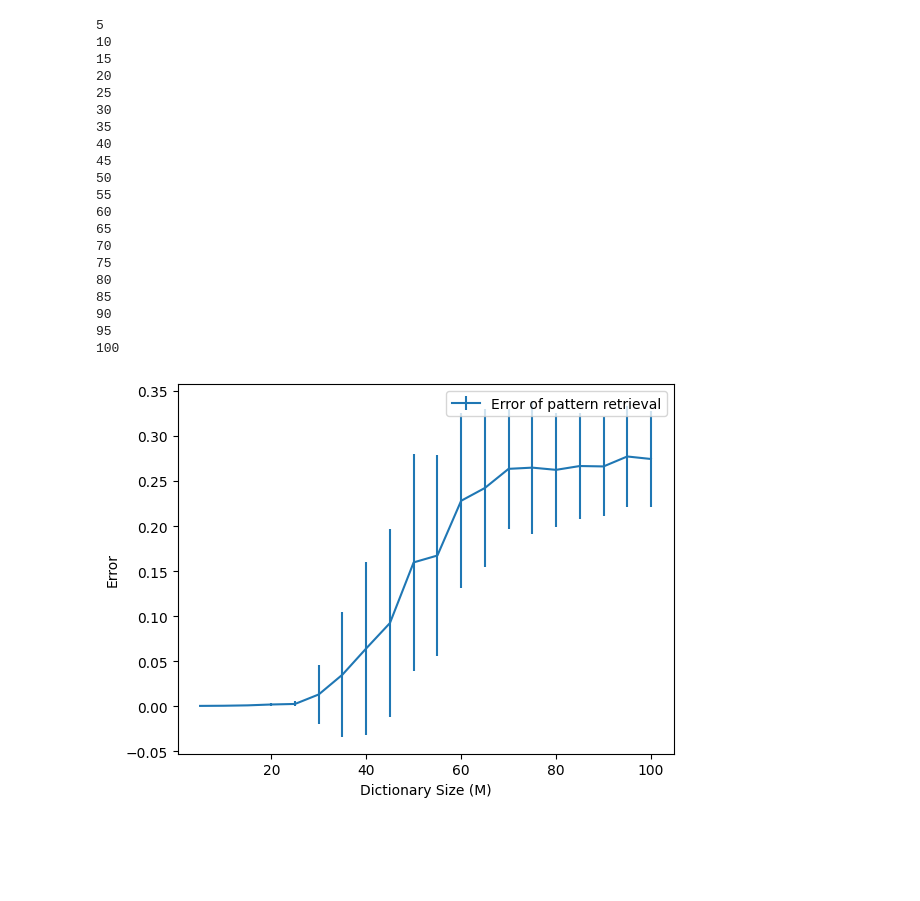
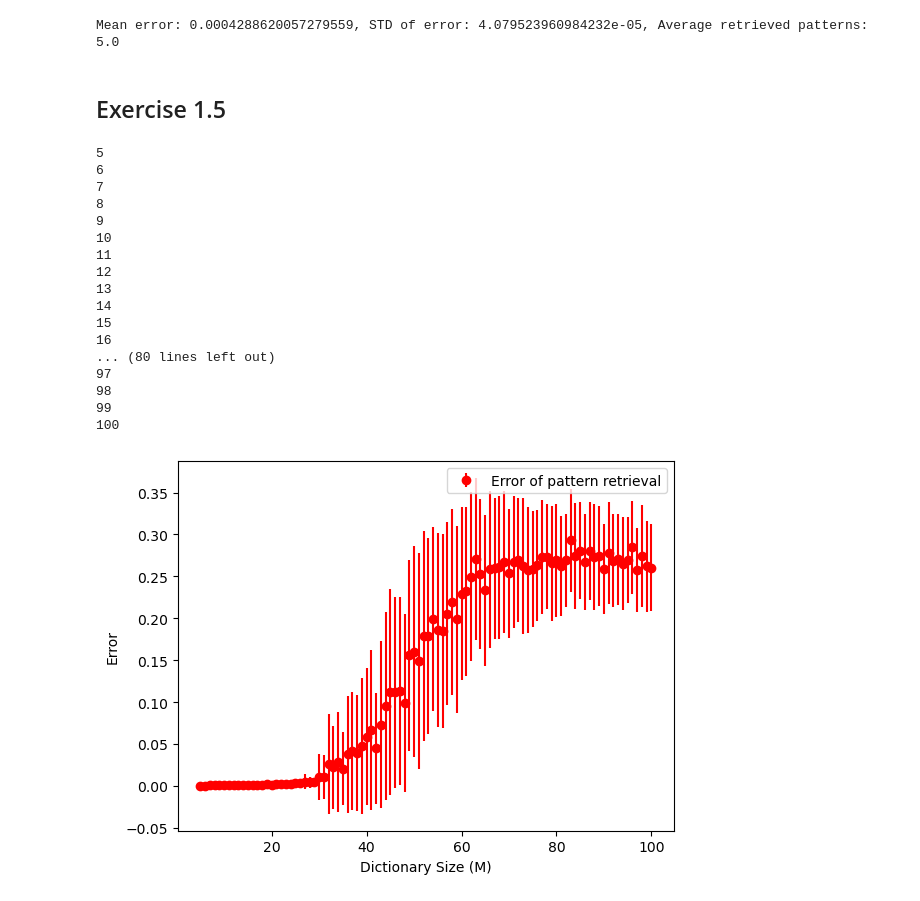
Before and after one commit to AdrienFeillard/CNNN-project, a Jupyter notebook: main.ipynb, the cells around one changed output. Cells and saved outputs as stored; diff of their text form; code cells hidden in the pictures; blank space fills up the shorter version.

```diff
--- a/main.ipynb
+++ b/main.ipynb
@@ -109,0 +104,13 @@ def update_state_with_overlaps(S, patterns, beta=4):
+# %%
+N = 100
+M = 5
+T = 10
+start_time1 = time.time()
+_,_ = run_standard_hopfield_network_with_overlaps(N,M,T)
+end_time1 = time.time()
+print("Computational cost of single update step:", end_time1 - start_time1, "seconds")
+
+start_time2 = time.time()
+_,_ = run_standard_hopfield_network(N,M,T)
+end_time2=time.time()
+print("Computational cost of standard update step:", end_time2 - start_time2, "seconds")
@@ -184,0 +179,6 @@ plt.show()
+# %%
+N = 300
+M = 5
+T = 10
+distances, state, patterns = run_standard_hopfield_network_with_hamming_distance(N,M,T)
+plot_patterns_state_comparison_hamming_distances(distances, M, state, patterns)
@@ -185,31 +207,26 @@ plt.show()
 # %%
-
-# Ex 1.4 Compute mean and std of retrieval error and number of retrieved patterns
 def pattern_retrieval_error_and_count(patterns, N, T=50, beta=4):
     retrieval_errors = []
     retrieval_counts = []
     for pattern in patterns:
         initial_state = flip_bits(pattern, c=0.05)
         state = initial_state
+
         for t in range(T):
-            state = update_state_with_overlaps(state, patterns, beta)
+            state = update_state_with_overlaps(state,patterns, beta)
         retrieval_errors.append(hamming_distance(pattern, state))
         retrieval_counts.append(hamming_distance(pattern, state) <= 0.05)
     return np.mean(retrieval_errors), np.std(retrieval_errors), np.sum(retrieval_counts)
 
 # Run simulations for different dictionary initializations
-def run_simulations(M, N=300, iterations=5):
+def run_simulation_dictionary(M, N=300, iterations=5,beta=4):
     mean_errors = []
     std_errors = []
     pattern_counts = []
     for _ in range(iterations):
         patterns = generate_balanced_random_patterns(N, M)
-        mean_error, std_error, count = pattern_retrieval_error_and_count(patterns, N)
+        mean_error, std_error, count = pattern_retrieval_error_and_count(patterns, N, beta=beta)
         mean_errors.append(mean_error)
         std_errors.append(std_error)
         pattern_counts.append(count)
     return np.mean(mean_errors), np.mean(std_errors), np.mean(pattern_counts)
-
-# Example: Run for M=5
-mean_error, std_error, avg_retrieved = run_simulations(5)
-print(f"Mean error: {mean_error}, STD of error: {std_error}, Average retrieved patterns: {avg_retrieved}")
@@ -218,48 +233,51 @@ Mean error: 0.0004532532574329215, STD of error: 5.306357619162716e-05, Average
+# %%
+mean_error, std_error, avg_retrieved = run_simulation_dictionary(5)
+print(f"Mean error: {mean_error}, STD of error: {std_error}, Average retrieved patterns: {avg_retrieved}")
+# %% [output]
+Mean error: 0.0004288620057279559, STD of error: 4.079523960984232e-05, Average retrieved patterns: 5.0
+# %% [markdown]
+## Exercise 1.5
 # %%
-# Ex 1.5 Repeat for dictionary sizes M from 5 to 100
-dict_sizes = range(5, 101, 5)  # Example range
+dict_sizes = range(5, 101, 1)  # Example range
 errors = []
 stds = []
 retrievals = []
 
 for M in dict_sizes:
     print(M)
-    mean_error, std_error, avg_retrieved = run_simulations(M)
+    mean_error, std_error, avg_retrieved = run_simulation_dictionary(M)
     errors.append(mean_error)
     stds.append(std_error)
     retrievals.append(avg_retrieved)
 
 # Plotting the results
-plt.errorbar(dict_sizes, errors, yerr=stds, label='Error of pattern retrieval')
+plt.errorbar(dict_sizes, errors, yerr=stds, fmt='ro', label='Error of pattern retrieval')
 plt.xlabel('Dictionary Size (M)')
 plt.ylabel('Error')
 plt.legend()
 plt.show()
 
-plt.plot(dict_sizes, retrievals, label='Number of retrieved patterns')
+plt.plot(dict_sizes, retrievals, 'ro', label='Number of retrieved patterns')
 plt.xlabel('Dictionary Size (M)')
 plt.ylabel('Retrieved Patterns')
 plt.legend()
 plt.show()
 # %% [output]
 5
+6
+7
+8
+9
 10
+11
+12
+13
+14
 15
-20
-25
-30
-35
-40
-45
-50
-55
-60
-65
-70
-75
-80
-85
-90
-95
+16
+... (80 lines left out)
+97
+98
+99
 100
-[figure, old version]
+[figure, new version]
```
Also changed, not shown: parts of 54 cells of this notebook.
